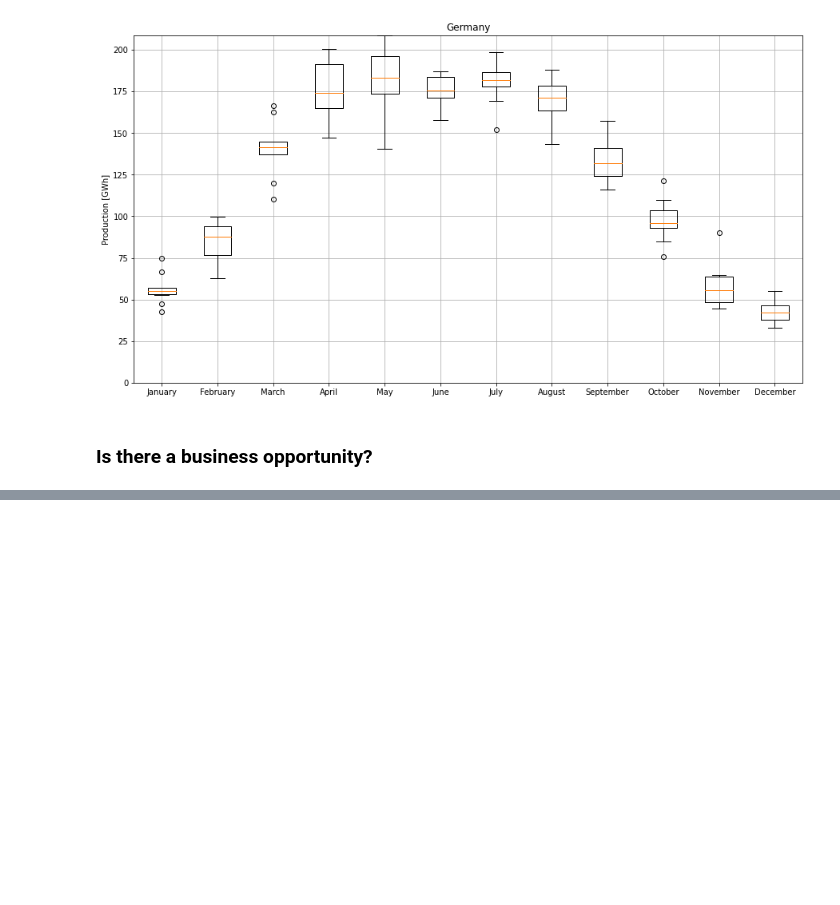
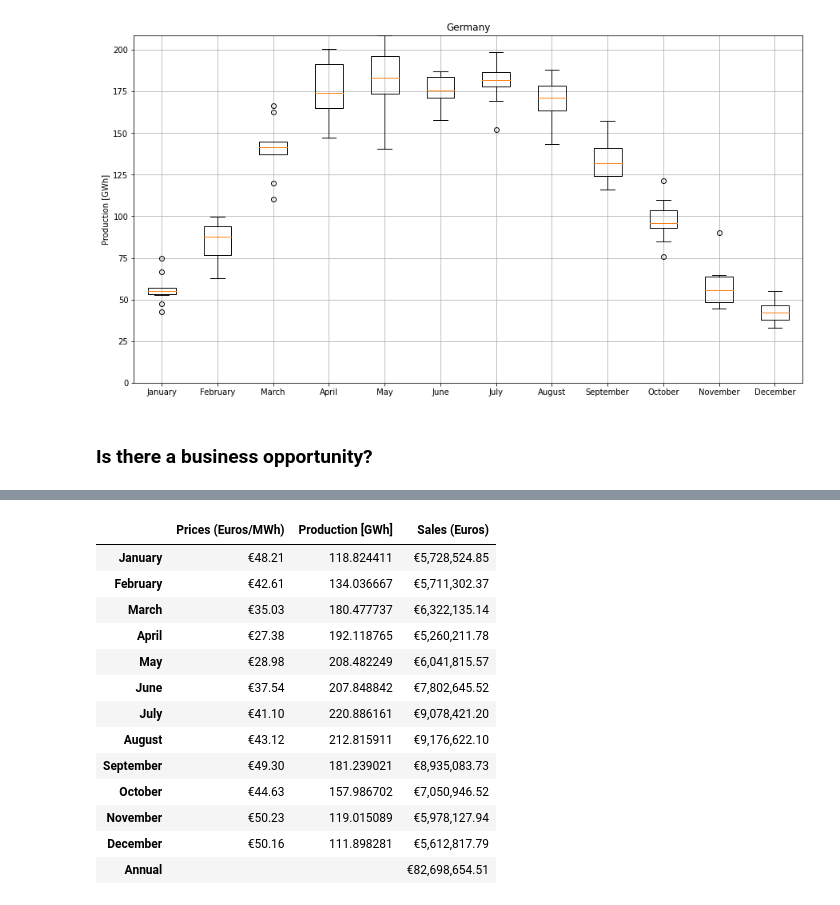
Before and after one commit to roberto-andrade22/PV_Parks_EU, a Jupyter notebook: brief_explanation.ipynb, the cells around one changed output, grey strips where cells are left out. Cells and saved outputs as stored; diff of their text form; code cells hidden in the pictures; blank space fills up the shorter version.

```diff
--- a/brief_explanation.ipynb
+++ b/brief_explanation.ipynb
@@ -164,0 +200,17 @@ box_plots_monthly('Germany')
+# %%
+sales_spain()
+# %% [output]
+|  | Prices (Euros/MWh) | Production [GWh] | Sales (Euros) |
+| January | €48.21 | 118.824411 | €5,728,524.85 |
+| February | €42.61 | 134.036667 | €5,711,302.37 |
+| March | €35.03 | 180.477737 | €6,322,135.14 |
+| April | €27.38 | 192.118765 | €5,260,211.78 |
+| May | €28.98 | 208.482249 | €6,041,815.57 |
+| June | €37.54 | 207.848842 | €7,802,645.52 |
+| July | €41.10 | 220.886161 | €9,078,421.20 |
+| August | €43.12 | 212.815911 | €9,176,622.10 |
+| September | €49.30 | 181.239021 | €8,935,083.73 |
+| October | €44.63 | 157.986702 | €7,050,946.52 |
+| November | €50.23 | 119.015089 | €5,978,127.94 |
+| December | €50.16 | 111.898281 | €5,612,817.79 |
+| Annual |  |  | €82,698,654.51 |
```
Also changed, not shown: parts of 8 cells of this notebook.
